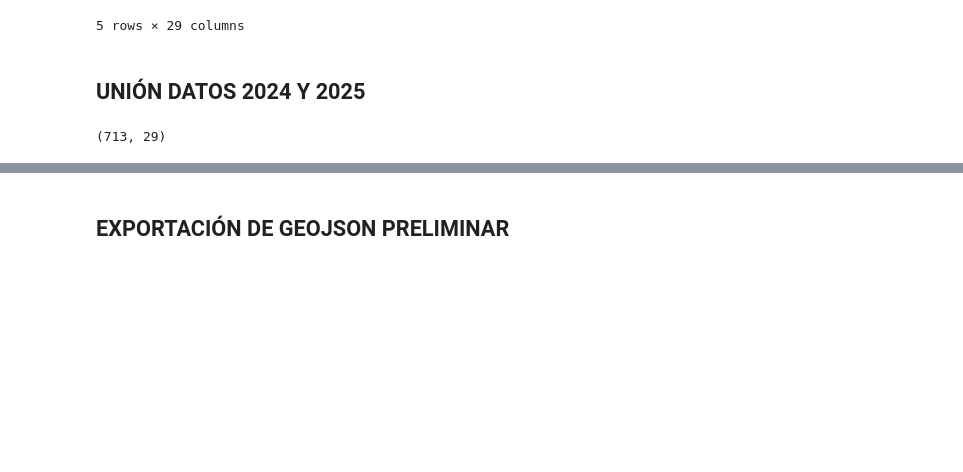
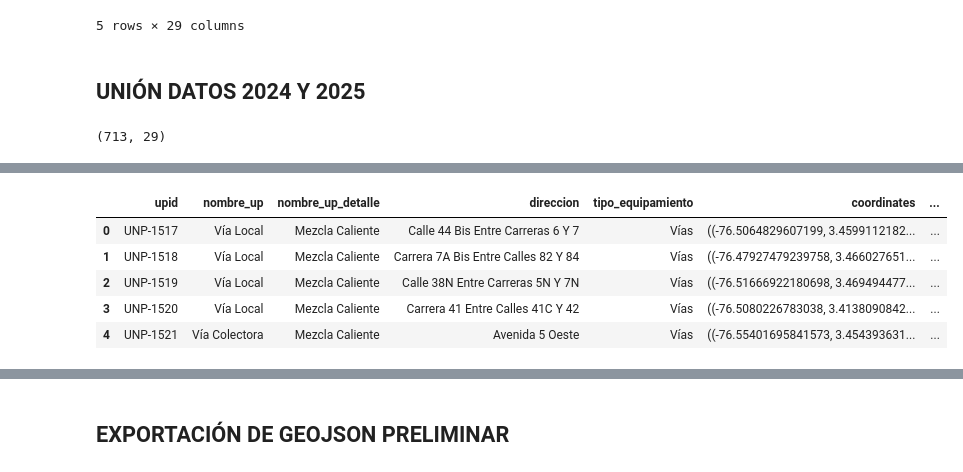
Before and after one commit to Juanpgm/proyectos_cali_alcaldia_etl, a Jupyter notebook: infraestructura_up_notebook_test.ipynb, the cells around one changed output, grey strips where cells are left out. Drawn from its saved outputs; the diff is of its cells as text; code cells hidden in the pictures; blank space fills up the shorter version.

```diff
--- a/infraestructura_up_notebook_test.ipynb
+++ b/infraestructura_up_notebook_test.ipynb
@@ -349,0 +513,12 @@ gdf_combined.shape
+# %%
+gdf_up = gdf_combined[
+    ['upid', 'nombre_up', 'nombre_up_detalle', 'direccion', 'tipo_equipamiento']
+].copy()
+
+gdf_up['coordinates'] = gdf_combined['geometry'].apply(
+    lambda geom: geom.__geo_interface__['coordinates'] if geom is not None and not geom.is_empty else None
+)
+
+gdf_up = gdf_up[
+    ['upid', 'nombre_up', 'nombre_up_detalle', 'direccion', 'tipo_equipamiento', 'coordinates']
+]
@@ -349,0 +536,67 @@ gdf_combined.shape
+# %%
+from shapely.geometry import Point
+
+# Convertir distintos formatos de "coordinates" a Point
+def coords_to_point(coords):
+    try:
+        if coords is None:
+            return None
+
+        # Caso string: "lon, lat"
+        if isinstance(coords, str):
+            lon, lat = map(float, coords.split(","))
+            return Point(lon, lat)
+
+        # Caso lista/tupla: (lon, lat) o ((lon, lat, z), (...))
+        if isinstance(coords, (list, tuple)) and len(coords) > 0:
+            first = coords[0]
+
+            # (lon, lat, ...)
+            if isinstance(first, (int, float)) and len(coords) >= 2:
+                return Point(float(coords[0]), float(coords[1]))
+
+            # ((lon, lat, ...), (...))
+            if isinstance(first, (list, tuple)) and len(first) >= 2:
+                return Point(float(first[0]), float(first[1]))
+
+        return None
+    except Exception:
+        return None
+
+# Crear GeoDataFrame temporal desde gdf_up
+gdf_up_geo = gdf_up.copy()
+gdf_up_geo["geometry"] = gdf_up_geo["coordinates"].apply(coords_to_point)
+gdf_up_geo = gpd.GeoDataFrame(gdf_up_geo, geometry="geometry", crs="EPSG:4326")
+
+# Alinear CRS de capas base al CRS de puntos
+comunas_tmp = comunas_corregimientos.to_crs(gdf_up_geo.crs)
+barrios_tmp = barrios_veredas.to_crs(gdf_up_geo.crs)
+
+# --- Join comunas/corregimientos ---
+join_comunas = gpd.sjoin(
+    gdf_up_geo[["upid", "geometry"]],
+    comunas_tmp[["comuna_corregimiento", "geometry"]],
+    how="left",
+    predicate="within"
+).reset_index().drop_duplicates(subset="index", keep="first").set_index("index")
+
+gdf_up["comuna_corregimiento"] = join_comunas["comuna_corregimiento"]
+
+# --- Join barrios/veredas ---
+join_barrios = gpd.sjoin(
+    gdf_up_geo[["upid", "geometry"]],
+    barrios_tmp[["barrio_vereda", "geometry"]],
+    how="left",
+    predicate="within"
+).reset_index().drop_duplicates(subset="index", keep="first").set_index("index")
+
+gdf_up["barrio_vereda"] = join_barrios["barrio_vereda"]
+
+gdf_up.head()
+# %% [output]
+|  | upid | nombre_up | nombre_up_detalle | direccion | tipo_equipamiento | coordinates | ... |
+| 0 | UNP-1517 | Vía Local | Mezcla Caliente | Calle 44 Bis Entre Carreras 6 Y 7 | Vías | ((-76.5064829607199, 3.4599112182... | ... |
+| 1 | UNP-1518 | Vía Local | Mezcla Caliente | Carrera 7A Bis Entre Calles 82 Y 84 | Vías | ((-76.47927479239758, 3.466027651... | ... |
+| 2 | UNP-1519 | Vía Local | Mezcla Caliente | Calle 38N Entre Carreras 5N Y 7N | Vías | ((-76.51666922180698, 3.469494477... | ... |
+| 3 | UNP-1520 | Vía Local | Mezcla Caliente | Carrera 41 Entre Calles 41C Y 42 | Vías | ((-76.5080226783038, 3.4138090842... | ... |
+| 4 | UNP-1521 | Vía Colectora | Mezcla Caliente | Avenida 5 Oeste | Vías | ((-76.55401695841573, 3.454393631... | ... |
```
Also changed, not shown: parts of 23 cells of this notebook, 2 other files.
